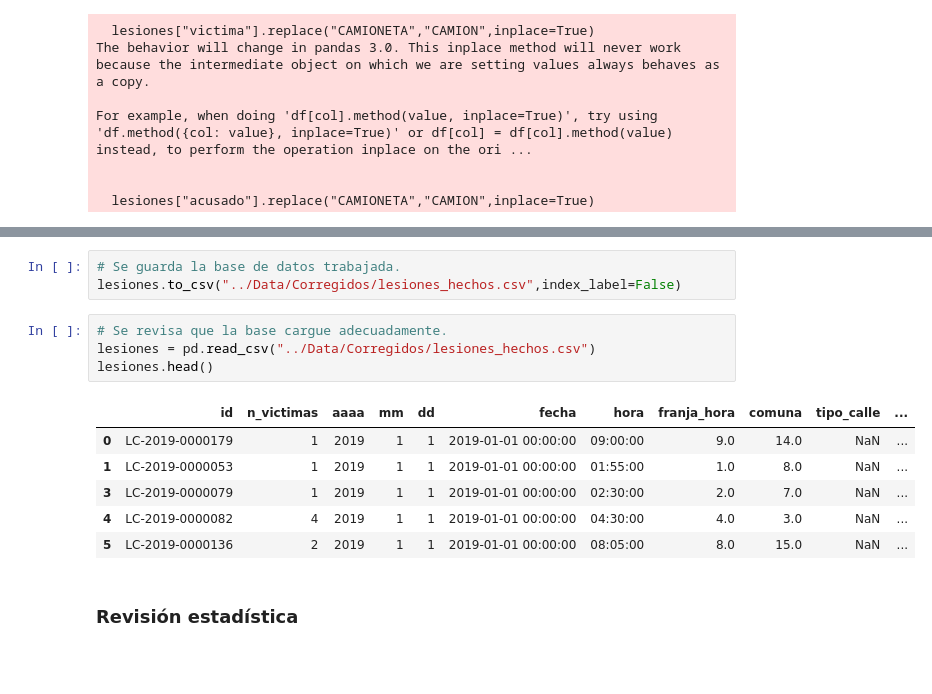
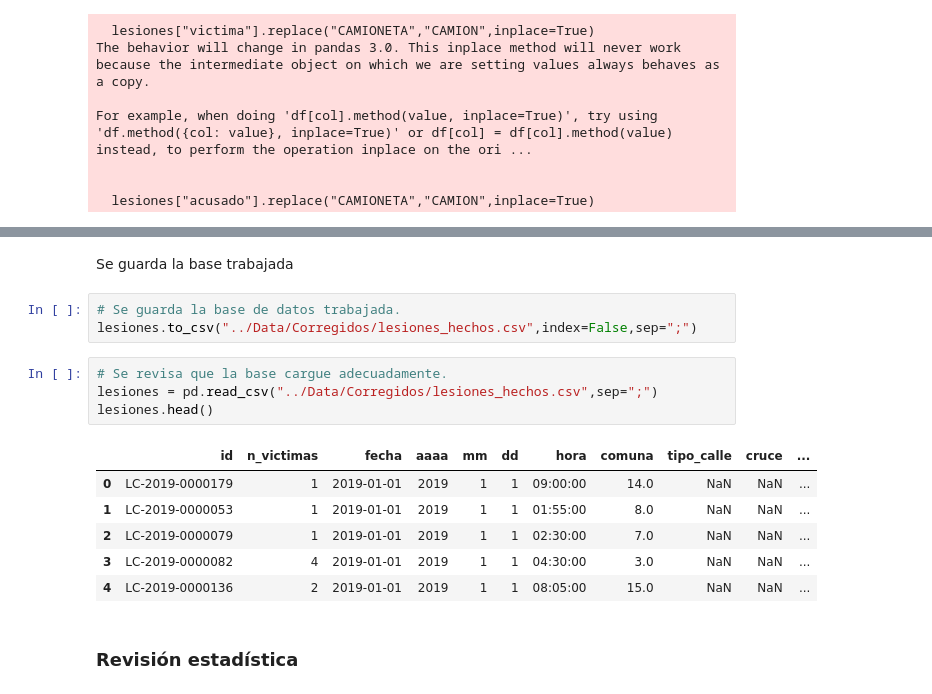
Before and after one commit to DaAnMaGi/Proyecto_Data_Abril, a Jupyter notebook: Bases/apertura_bases.ipynb, the cells around one changed output, grey strips where cells are left out. Saved outputs shown, nothing was run; the diff lists cells and outputs as text; blank space fills up the shorter version.

Commit message:
Creación dashboard, revisión varios bases

```diff
--- a/Bases/apertura_bases.ipynb
+++ b/Bases/apertura_bases.ipynb
@@ -1091,17 +1211,19 @@ For example, when doing 'df[col].method(value, inplace=True)', try using 'df.met
+# %% [markdown]
+Se guarda la base trabajada
 # %%
 # Se guarda la base de datos trabajada.
-lesiones.to_csv("../Data/Corregidos/lesiones_hechos.csv",index_label=False)
+lesiones.to_csv("../Data/Corregidos/lesiones_hechos.csv",index=False,sep=";")
 # %%
 # Se revisa que la base cargue adecuadamente.
-lesiones = pd.read_csv("../Data/Corregidos/lesiones_hechos.csv")
+lesiones = pd.read_csv("../Data/Corregidos/lesiones_hechos.csv",sep=";")
 lesiones.head()
 # %% [output]
-|  | id | n_victimas | aaaa | mm | dd | fecha | hora | franja_hora | comuna | tipo_calle | ... |
-| 0 | LC-2019-0000179 | 1 | 2019 | 1 | 1 | 2019-01-01 00:00:00 | 09:00:00 | 9.0 | 14.0 | NaN | ... |
-| 1 | LC-2019-0000053 | 1 | 2019 | 1 | 1 | 2019-01-01 00:00:00 | 01:55:00 | 1.0 | 8.0 | NaN | ... |
-| 3 | LC-2019-0000079 | 1 | 2019 | 1 | 1 | 2019-01-01 00:00:00 | 02:30:00 | 2.0 | 7.0 | NaN | ... |
-| 4 | LC-2019-0000082 | 4 | 2019 | 1 | 1 | 2019-01-01 00:00:00 | 04:30:00 | 4.0 | 3.0 | NaN | ... |
-| 5 | LC-2019-0000136 | 2 | 2019 | 1 | 1 | 2019-01-01 00:00:00 | 08:05:00 | 8.0 | 15.0 | NaN | ... |
+|  | id | n_victimas | fecha | aaaa | mm | dd | hora | comuna | tipo_calle | cruce | ... |
+| 0 | LC-2019-0000179 | 1 | 2019-01-01 | 2019 | 1 | 1 | 09:00:00 | 14.0 | NaN | NaN | ... |
+| 1 | LC-2019-0000053 | 1 | 2019-01-01 | 2019 | 1 | 1 | 01:55:00 | 8.0 | NaN | NaN | ... |
+| 2 | LC-2019-0000079 | 1 | 2019-01-01 | 2019 | 1 | 1 | 02:30:00 | 7.0 | NaN | NaN | ... |
+| 3 | LC-2019-0000082 | 4 | 2019-01-01 | 2019 | 1 | 1 | 04:30:00 | 3.0 | NaN | NaN | ... |
+| 4 | LC-2019-0000136 | 2 | 2019-01-01 | 2019 | 1 | 1 | 08:05:00 | 15.0 | NaN | NaN | ... |
 # %% [markdown]
 ### Revisión estadística
 # %% [markdown]
```
Also changed, not shown: parts of 19 cells of this notebook, 4 other files.
